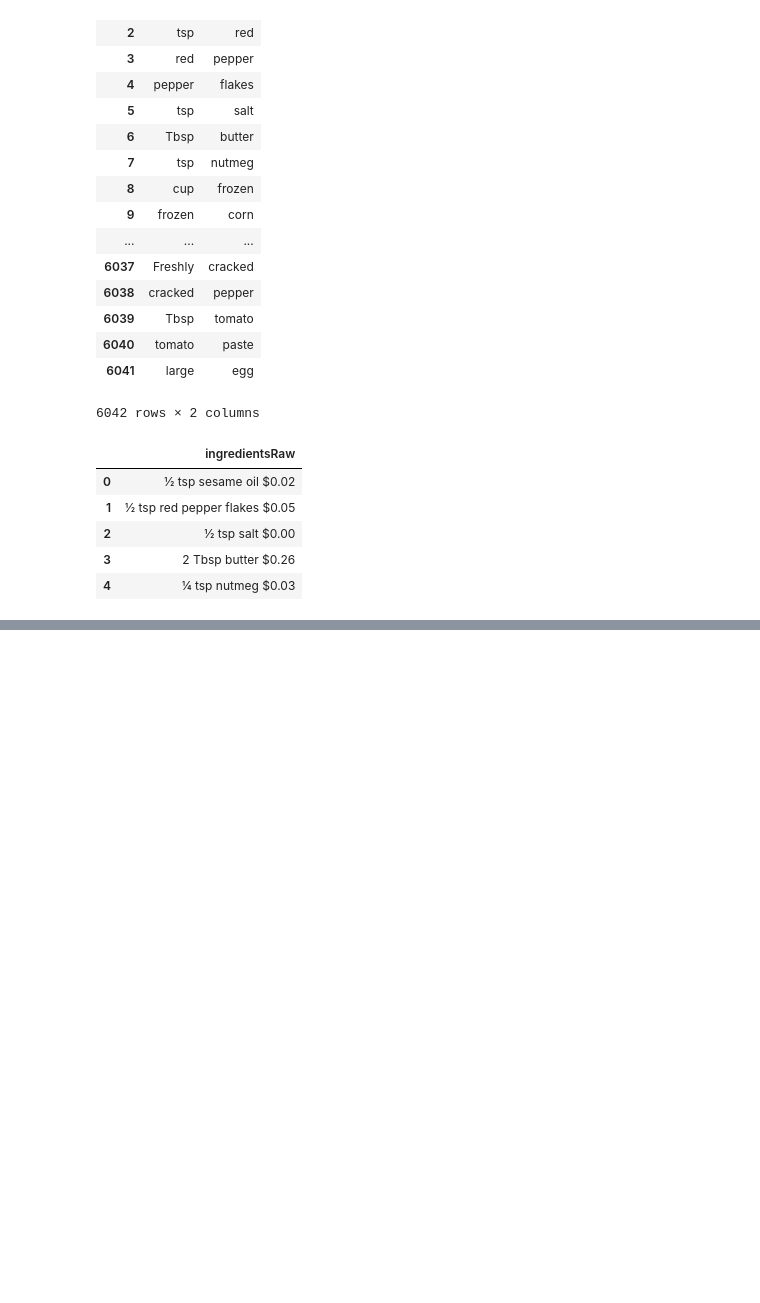
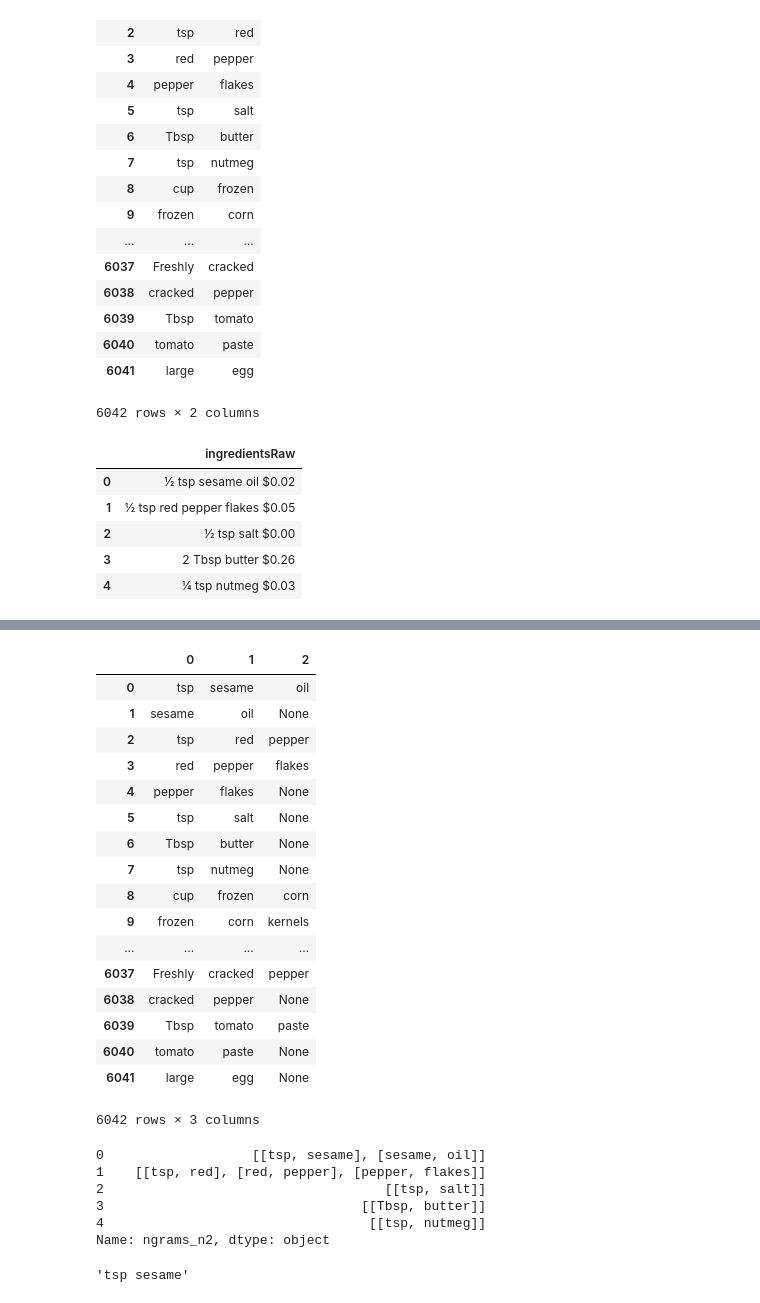
Before and after one commit to mfoos/recipeProject, a Jupyter notebook: data/Recipe_Data_pandas.ipynb, the cells around one changed output, grey strips where cells are left out. Cells and saved outputs as stored; diff of their text form; code cells hidden in the pictures; blank space fills up the shorter version.

```diff
--- a/data/Recipe_Data_pandas.ipynb
+++ b/data/Recipe_Data_pandas.ipynb
@@ -76,3 +78,15 @@ data.iloc[0:5, 0:1]
 | 2 | ½ tsp salt $0.00 |
 | 3 | 2 Tbsp butter $0.26 |
 | 4 | ¼ tsp nutmeg $0.03 |
+# %%
+newcol = []
+for i in range(len(data.ingredsTrimmedNoNum)):
+    temp = []
+    idx = 0
+    words = data.ingredsTrimmedNoNum[i].split()
+    while idx < (len(words) - 1):
+        temp.append(words[idx:idx + 1])
+        idx += 1
+    newcol.append(temp)
+data['ngrams_n3'] = pd.Series(newcol, index = data.index)
+# Could probs do without outside loop, because same thing happens to each row, dur
@@ -78,0 +102,35 @@ data.iloc[0:5, 0:1]
+# %%
+ngram3_pool = []
+for i in newcol:
+    for j in i:
+        ngram3_pool.append(j) # only identifies 2mers, duh
+# %%
+pd.DataFrame(ngram3_pool)
+# %% [output]
+|  | 0 | 1 | 2 |
+| 0 | tsp | sesame | oil |
+| 1 | sesame | oil | None |
+| 2 | tsp | red | pepper |
+| 3 | red | pepper | flakes |
+| 4 | pepper | flakes | None |
+| 5 | tsp | salt | None |
+| 6 | Tbsp | butter | None |
+| 7 | tsp | nutmeg | None |
+| 8 | cup | frozen | corn |
+| 9 | frozen | corn | kernels |
+| ... | ... | ... | ... |
+| 6037 | Freshly | cracked | pepper |
+| 6038 | cracked | pepper | None |
+| 6039 | Tbsp | tomato | paste |
+| 6040 | tomato | paste | None |
+| 6041 | large | egg | None |
+6042 rows × 3 columns
+# %%
+data['ngrams_n2'].head()
+# %% [output]
+0                   [[tsp, sesame], [sesame, oil]]
+1    [[tsp, red], [red, pepper], [pepper, flakes]]
+2                                    [[tsp, salt]]
+3                                 [[Tbsp, butter]]
+4                                  [[tsp, nutmeg]]
+Name: ngrams_n2, dtype: object
@@ -78,0 +144,4 @@ data.iloc[0:5, 0:1]
+# %%
+' '.join(all_ngrams[0])
+# %% [output]
+'tsp sesame'
```
Also changed, not shown: parts of 12 cells of this notebook.
